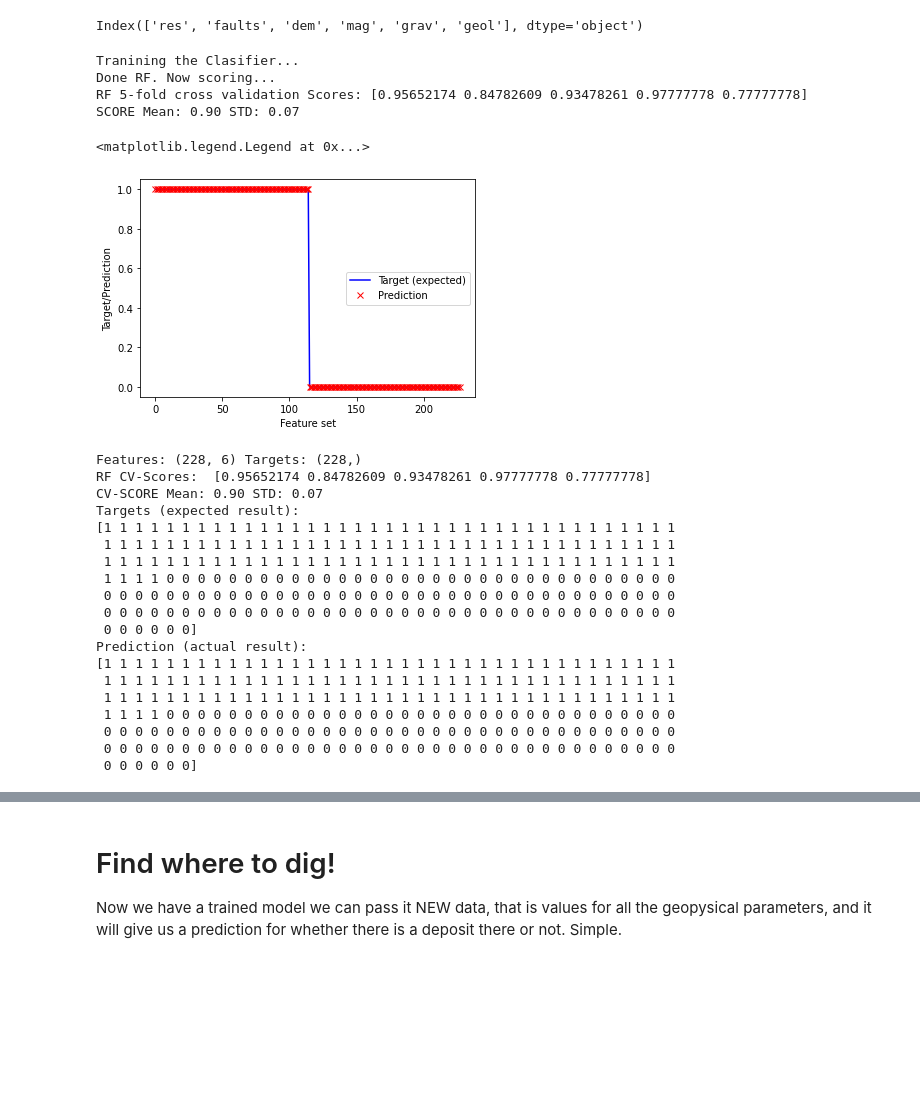
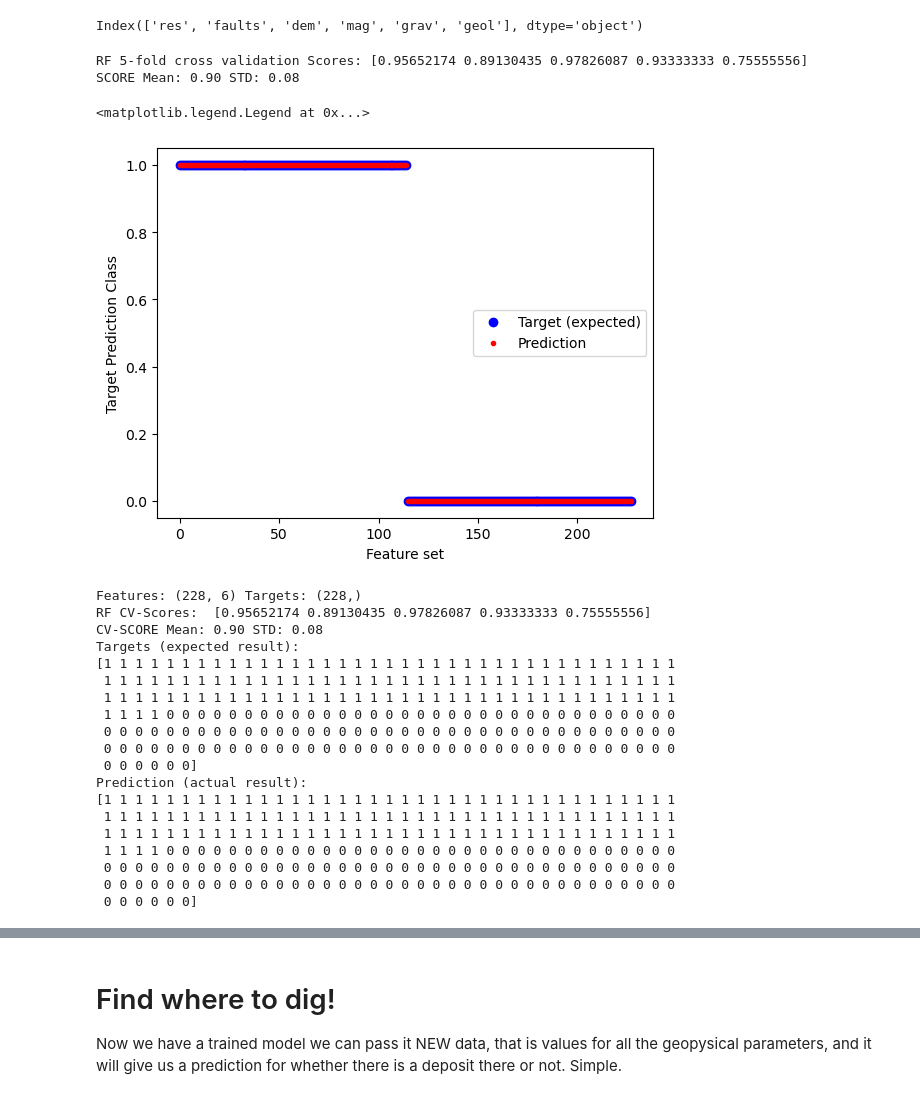
Before and after one commit to Sydney-Informatics-Hub/geopython, a Jupyter notebook: notebooks/03-ML_workflow.ipynb, the cells around one changed output, grey strips where cells are left out. Cells and saved outputs as stored; diff of their text form; code cells hidden in the pictures; blank space fills up the shorter version.

```diff
--- a/notebooks/03-ML_workflow.ipynb
+++ b/notebooks/03-ML_workflow.ipynb
@@ -501,3 +511,7 @@ td1['grav'] = rastersearch(td1,z3,originx3,originy3,pixelx3,pixely3)
+# %%
+td1['dem'] = rastersearch(td1,data_dem["z_data"],data_dem["origin_x"],data_dem["origin_y"],data_dem["pixel_x"],data_dem["pixel_y"])
+td1['mag'] = rastersearch(td1,data_mag["z_data"],data_mag["origin_x"],data_mag["origin_y"],data_mag["pixel_x"],data_mag["pixel_y"])
+td1['grav'] = rastersearch(td1,data_grav["z_data"],data_grav["origin_x"],data_grav["origin_y"],data_grav["pixel_x"],data_grav["pixel_y"])
 # %%
 td1
 # %% [output]
@@ -543,20 +560,21 @@ plt.show()
 ### Geology
 # %%
 # For dealing with shapefile components
-from shapely.geometry import Point
-from shapely.geometry import shape
+from shapely.geometry import Point, shape
 
-#Define a function to find what polygon a point lives inside (speed imporivements can be made here)
-def shapeExplore(lon,lat,shapes,recs,record):
+# Make all the polygons into a list for fast access in the function
+shape_objects = [shape(shp) for shp in shapesArch]
+
+# #Define a function to find what polygon a point lives inside (speed imporivements can be made here)
+def shapeExplore(lon,lat,shape_objects,recs):
+    record_of_interest_index = 4
     #'record' is the column index you want returned
-    for i in range(len(shapes)):
-        boundary = shapes[i]
-        if Point((lon,lat)).within(shape(boundary)):
-            return(recs[i][record])
+    for i, polygon in enumerate(shape_objects):
+        if Point((lon,lat)).within(polygon):
+            return(recs[i][record_of_interest_index])
     #if you have been through the loop with no result
     return('-9999')
 # %%
 %%time
-geoindex = 4
-td1['geol']=td1.apply(lambda x: shapeExplore(x.LONGITUDE, x.LATITUDE, shapesArch,recsArch,geoindex), axis=1)
+td1['geol'] = td1.apply(lambda x: shapeExplore(x.LONGITUDE, x.LATITUDE, shape_objects,recsArch), axis=1)
 # %% [output]
@@ -633,10 +651,10 @@ td2['faults'] = td2.apply(
     lambda x: coregPoint(treefaults,np.array([x.LONGITUDE, x.LATITUDE]),100,retval='dists'), axis=1)
 
 # Geophys
-td2['dem'] = rastersearch(td2,z1,originx1,originy1,pixelx1,pixely1)
-td2['mag'] = rastersearch(td2,z2,originx2,originy2,pixelx2,pixely2)
-td2['grav'] = rastersearch(td2,z3,originx3,originy3,pixelx3,pixely3)
+td2['dem'] = rastersearch(td2,data_dem["z_data"],data_dem["origin_x"],data_dem["origin_y"],data_dem["pixel_x"],data_dem["pixel_y"])
+td2['mag'] = rastersearch(td2,data_mag["z_data"],data_mag["origin_x"],data_mag["origin_y"],data_mag["pixel_x"],data_mag["pixel_y"])
+td2['grav'] = rastersearch(td2,data_grav["z_data"],data_grav["origin_x"],data_grav["origin_y"],data_grav["pixel_x"],data_grav["pixel_y"])
 
 #Geology
-td2['geol']=td2.apply(lambda x: shapeExplore(x.LONGITUDE, x.LATITUDE, shapesArch,recsArch,geoindex), axis=1)
+td2['geol'] = td2.apply(lambda x: shapeExplore(x.LONGITUDE, x.LATITUDE, shape_objects,recsArch), axis=1)
 # %% [output]
@@ -800,31 +816,27 @@ rf = Pipeline(steps=[('preprocessor', preprocessor),
                 ('classifier', RandomForestClassifier(random_state=1))])
                 #('classifier', MLPClassifier(solver='adam', alpha=0.001, max_iter=10000))])
 # %%
-print('Tranining the Clasifier...')
+# Train the classifier! That is it, we have made our ML model.
 rf.fit(features,targets)
 
-print("Done RF. Now scoring...")
+# Now see how well it performs with a "cross-fold validation"
 scores = cross_val_score(rf, features,targets, cv=5)
 
 print("RF 5-fold cross validation Scores:", scores)
 print("SCORE Mean: %.2f" % np.mean(scores), "STD: %.2f" % np.std(scores), "\n")
 
-plt.plot(targets.values,'b-',label='Target (expected)')
-plt.plot(rf.predict(features),'rx',label='Prediction')
+plt.plot(targets.values,'bo',label='Target (expected)')
+plt.plot(rf.predict(features),'r.',label='Prediction')
 plt.xlabel("Feature set")
-plt.ylabel("Target/Prediction")
+plt.ylabel("Target Prediction Class")
 plt.legend(loc=7)
 # %% [output]
-Tranining the Clasifier...
-Done RF. Now scoring...
-RF 5-fold cross validation Scores: [0.95652174 0.84782609 0.93478261 0.97777778 0.77777778]
-SCORE Mean: 0.90 STD: 0.07
+RF 5-fold cross validation Scores: [0.95652174 0.89130435 0.97826087 0.93333333 0.75555556]
+SCORE Mean: 0.90 STD: 0.08
 <matplotlib.legend.Legend at 0x...>
-[figure, old version]
+[figure, new version]
 # %%
 print("Features:",np.shape(features),"Targets:",np.shape(targets))
-rf.fit(features,targets)
-scores = cross_val_score(rf, features,targets, cv=5)
 print("RF CV-Scores: ",scores)
 print("CV-SCORE Mean: %.2f" % np.mean(scores), "STD: %.2f" % np.std(scores))
 #print("OOB score:",rf.steps[-1][1].oob_score_)
@@ -835,8 +847,8 @@ print("Prediction (actual result):")
 print(rf.predict(features))
 # %% [output]
 Features: (228, 6) Targets: (228,)
-RF CV-Scores:  [0.95652174 0.84782609 0.93478261 0.97777778 0.77777778]
-CV-SCORE Mean: 0.90 STD: 0.07
+RF CV-Scores:  [0.95652174 0.89130435 0.97826087 0.93333333 0.75555556]
+CV-SCORE Mean: 0.90 STD: 0.08
 Targets (expected result):
 [1 1 1 1 1 1 1 1 1 1 1 1 1 1 1 1 1 1 1 1 1 1 1 1 1 1 1 1 1 1 1 1 1 1 1 1 1
  1 1 1 1 1 1 1 1 1 1 1 1 1 1 1 1 1 1 1 1 1 1 1 1 1 1 1 1 1 1 1 1 1 1 1 1 1
```
Also changed, not shown: parts of 34 cells of this notebook, 26 other files.
